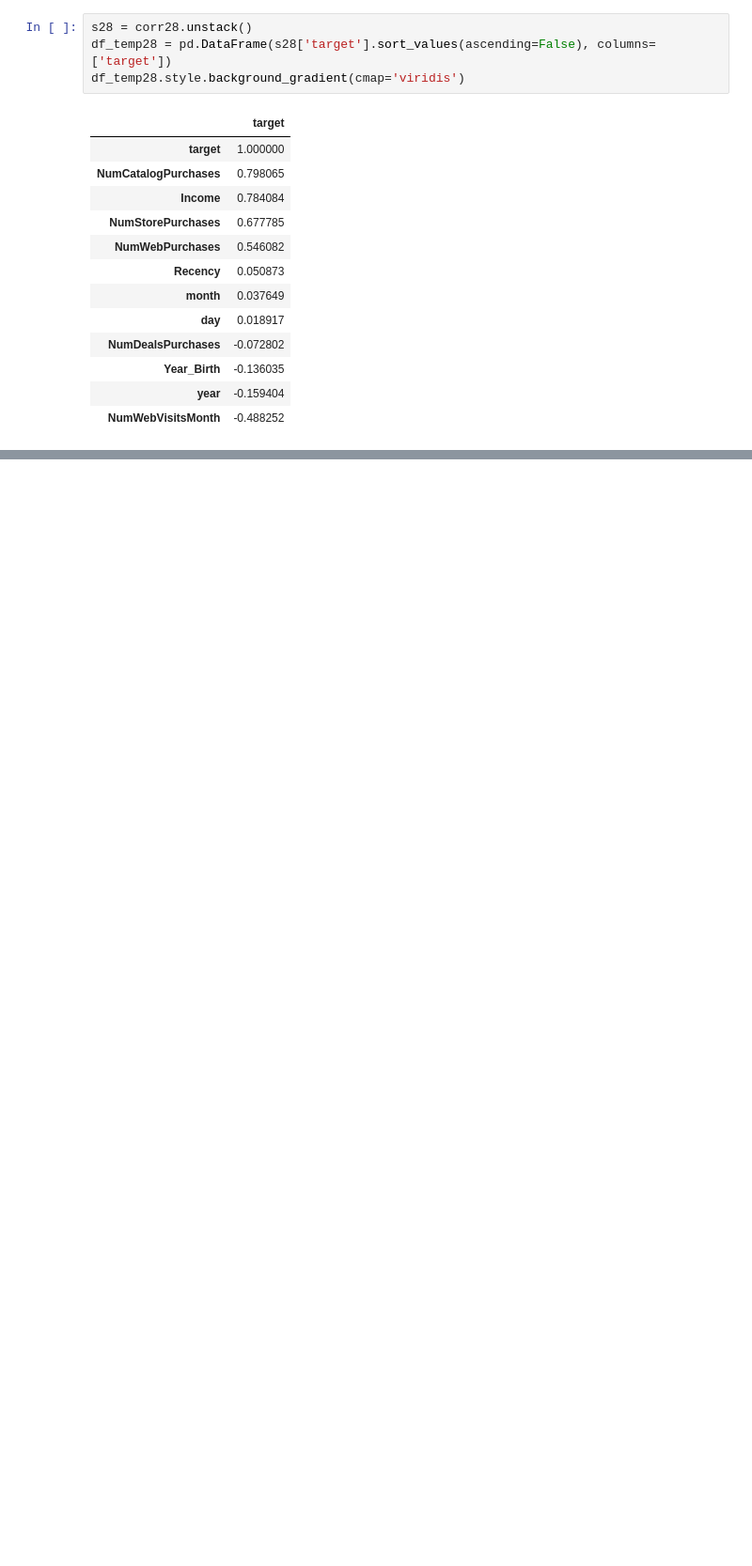
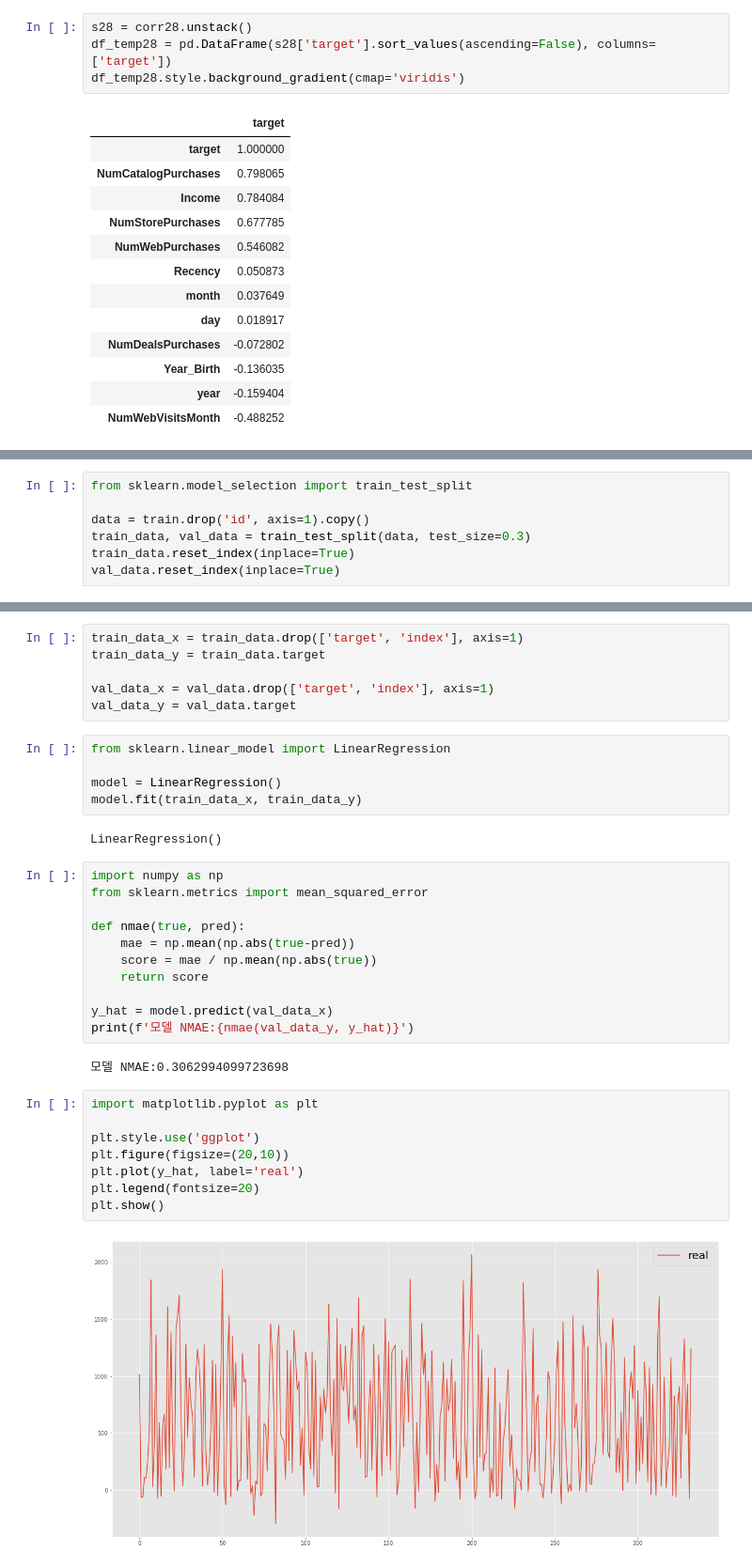
Before and after one commit to JellyJoa/DataAnalysis, a Jupyter notebook: Dacon/Customer/baseline.ipynb, the cells around one changed output, grey strips where cells are left out. Shown: that part at 94% size. Drawn from its saved outputs; the diff is of its cells as text; blank space fills up the shorter version.

```diff
--- a/Dacon/Customer/baseline.ipynb
+++ b/Dacon/Customer/baseline.ipynb
@@ -211,0 +355,7 @@ df_temp28.style.background_gradient(cmap='viridis')
+# %%
+from sklearn.model_selection import train_test_split
+
+data = train.drop('id', axis=1).copy()
+train_data, val_data = train_test_split(data, test_size=0.3)
+train_data.reset_index(inplace=True)
+val_data.reset_index(inplace=True)
@@ -211,0 +368,36 @@ df_temp28.style.background_gradient(cmap='viridis')
+# %%
+train_data_x = train_data.drop(['target', 'index'], axis=1)
+train_data_y = train_data.target
+
+val_data_x = val_data.drop(['target', 'index'], axis=1)
+val_data_y = val_data.target
+# %%
+from sklearn.linear_model import LinearRegression
+
+model = LinearRegression()
+model.fit(train_data_x, train_data_y)
+# %% [output]
+LinearRegression()
+# %%
+import numpy as np
+from sklearn.metrics import mean_squared_error
+
+def nmae(true, pred):
+    mae = np.mean(np.abs(true-pred))
+    score = mae / np.mean(np.abs(true))
+    return score
+
+y_hat = model.predict(val_data_x)
+print(f'모델 NMAE:{nmae(val_data_y, y_hat)}')
+# %% [output]
+모델 NMAE:0.3062994099723698
+# %%
+import matplotlib.pyplot as plt
+
+plt.style.use('ggplot')
+plt.figure(figsize=(20,10))
+plt.plot(y_hat, label='real')
+plt.legend(fontsize=20)
+plt.show()
+# %% [output]
+[figure, added]
```
Also changed, not shown: parts of 17 cells of this notebook.
